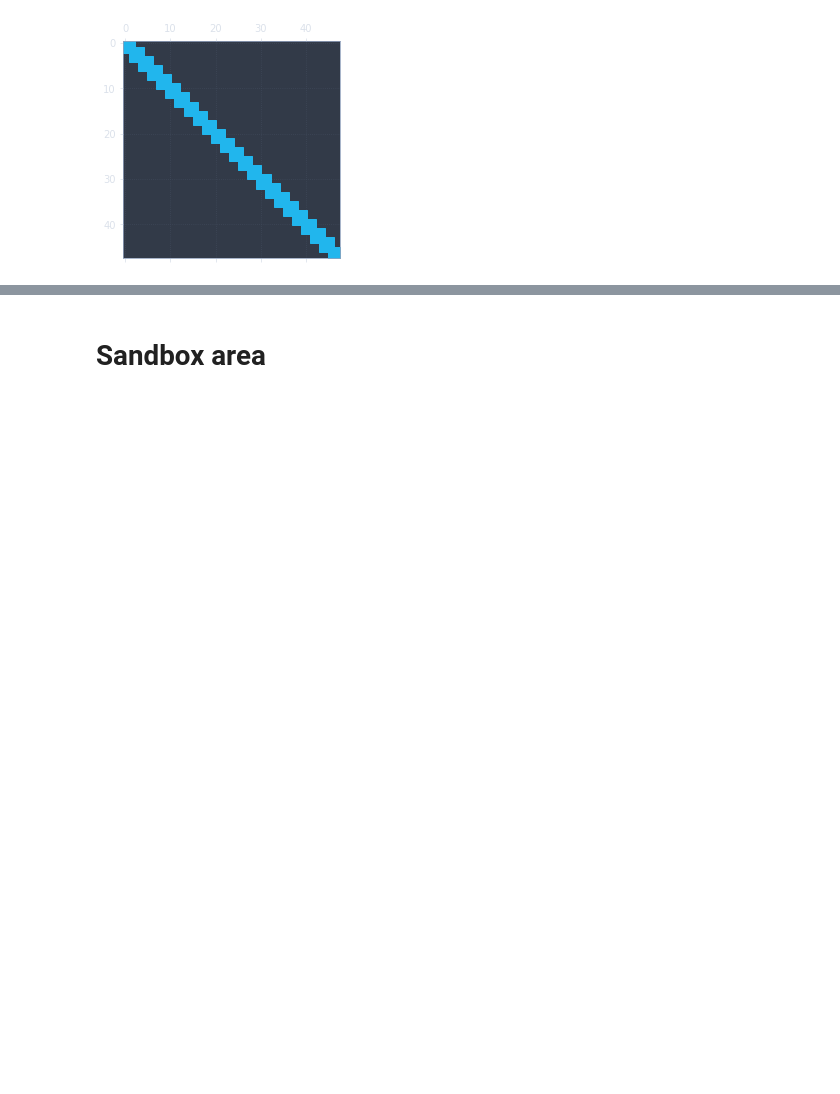
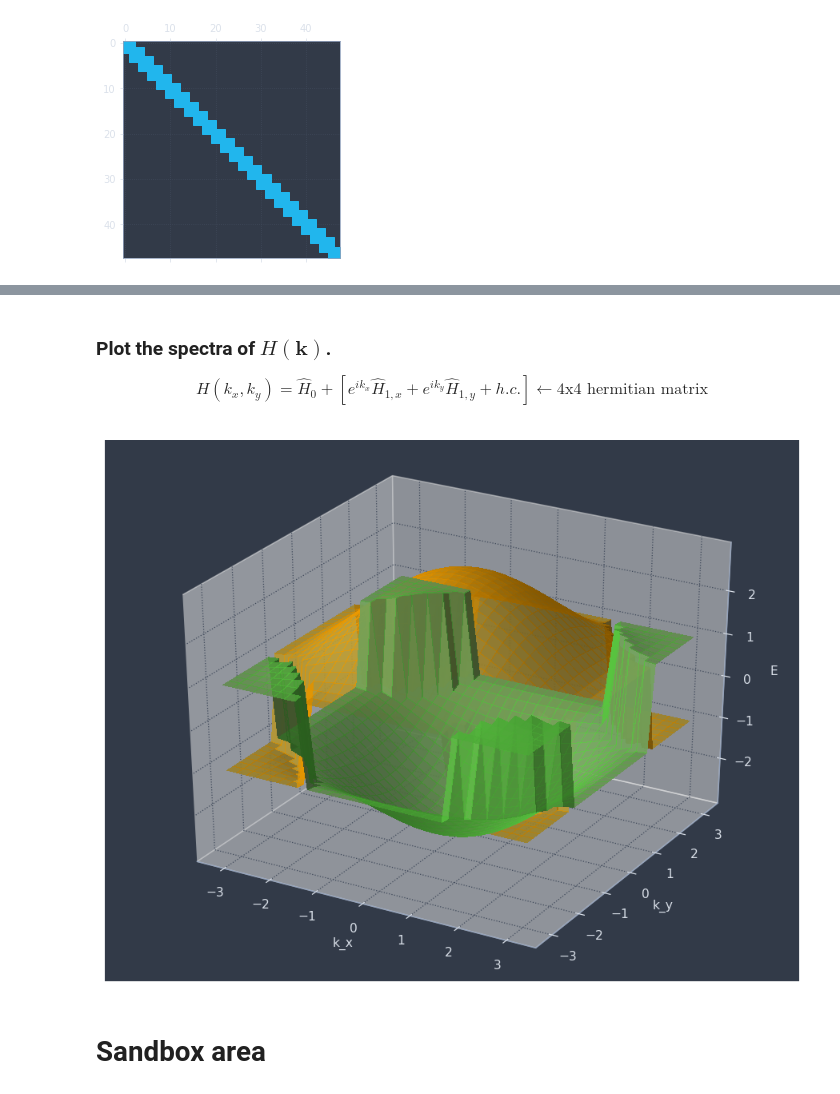
Before and after one commit to dnnagy/mezo2019, a Jupyter notebook: BHZ.ipynb, the cells around one changed output, grey strips where cells are left out. Saved outputs shown, nothing was run; the diff lists cells and outputs as text; code cells hidden in the pictures; blank space fills up the shorter version.

```diff
--- a/BHZ.ipynb
+++ b/BHZ.ipynb
@@ -285,3 +296,46 @@ plt.matshow( sys )
+# %% [markdown]
+### Plot the spectra of $H(\mathbf{k})$.
+
+$$
+\begin{equation*}
+H(k_x, k_y) = \hat H_0 + \left[e^{ik_x}\hat H_{1,x} + e^{ik_y}\hat H_{1,y} + h.c.\right] \leftarrow\textrm{4x4 hermitian matrix}
+\end{equation*}
+$$
+# %%
+def H_k(kx, ky):
+    H_k = ss.bmat([[sz, None], [None, sz]])\
+    + np.exp(1j*kx)*ss.bmat([[Tx, None], [None, Tx.T.conj()]])\
+    + np.exp(1j*ky)*ss.bmat([[Ty, None], [None, Ty.T.conj()]])\
+    + np.exp(-1j*kx)*ss.bmat([[Tx.T.conj(), None], [None, Tx]])\
+    + np.exp(-1j*ky)*ss.bmat([[Ty.T.conj(), None], [None, Ty]])
+    return H_k
+
+def H_k_evs(kx, ky):
+    Hk = H_k(kx, ky)
+    evs, _ = sl.eigsh(Hk.toarray())
+    return np.array(evs)
+# %%
+kxrange = np.linspace(-np.pi, np.pi, 30)
+kyrange = np.linspace(-np.pi, np.pi, 30)
+xs, ys = np.meshgrid(kxrange, kyrange)
+
+def f(x, y):
+    return H_k_evs(x, y)
+f=np.vectorize(f, otypes=[np.ndarray])
+
+fig = plt.figure(figsize=(10,8), dpi=112)
+ax = fig.add_subplot(111, projection='3d')
+ax.set_xlabel("k_x")
+ax.set_ylabel("k_y")
+ax.set_zlabel("E")
+
+bands = f(xs, ys)
+bands = np.array([[ [ev for ev in bands[i, j]] for j in range(bands.shape[1])] for i in range(bands.shape[0])])
+
+for j in range(bands.shape[-1]):
+    ax.plot_surface(xs, ys, bands[:,:,j], linewidth=0, antialiased=False, alpha=0.7, label="Band #{}".format(j+1))
+# %% [output]
+[figure, added]
 # %% [markdown]
 # Sandbox area
 # %%
```
Also changed, not shown: parts of 11 cells of this notebook.
